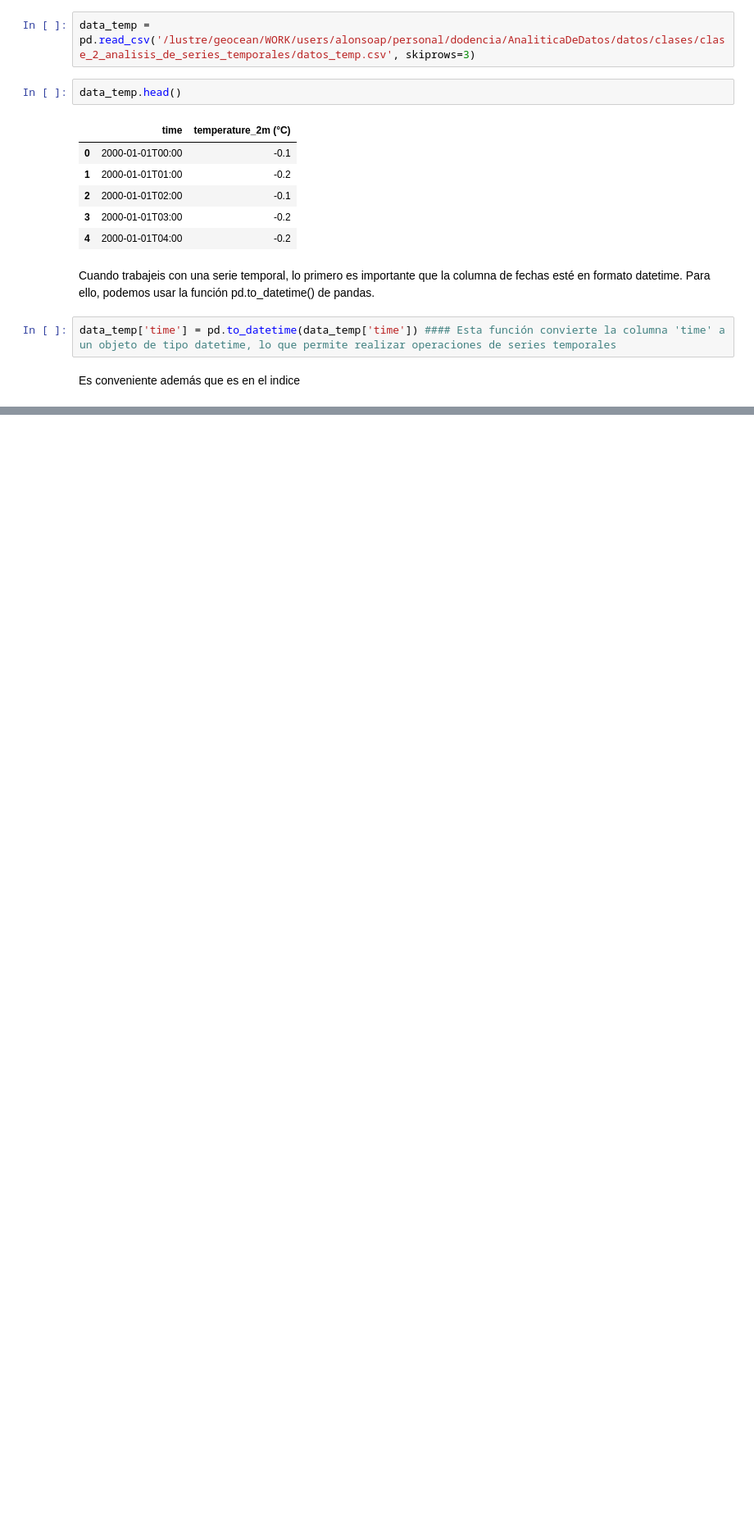
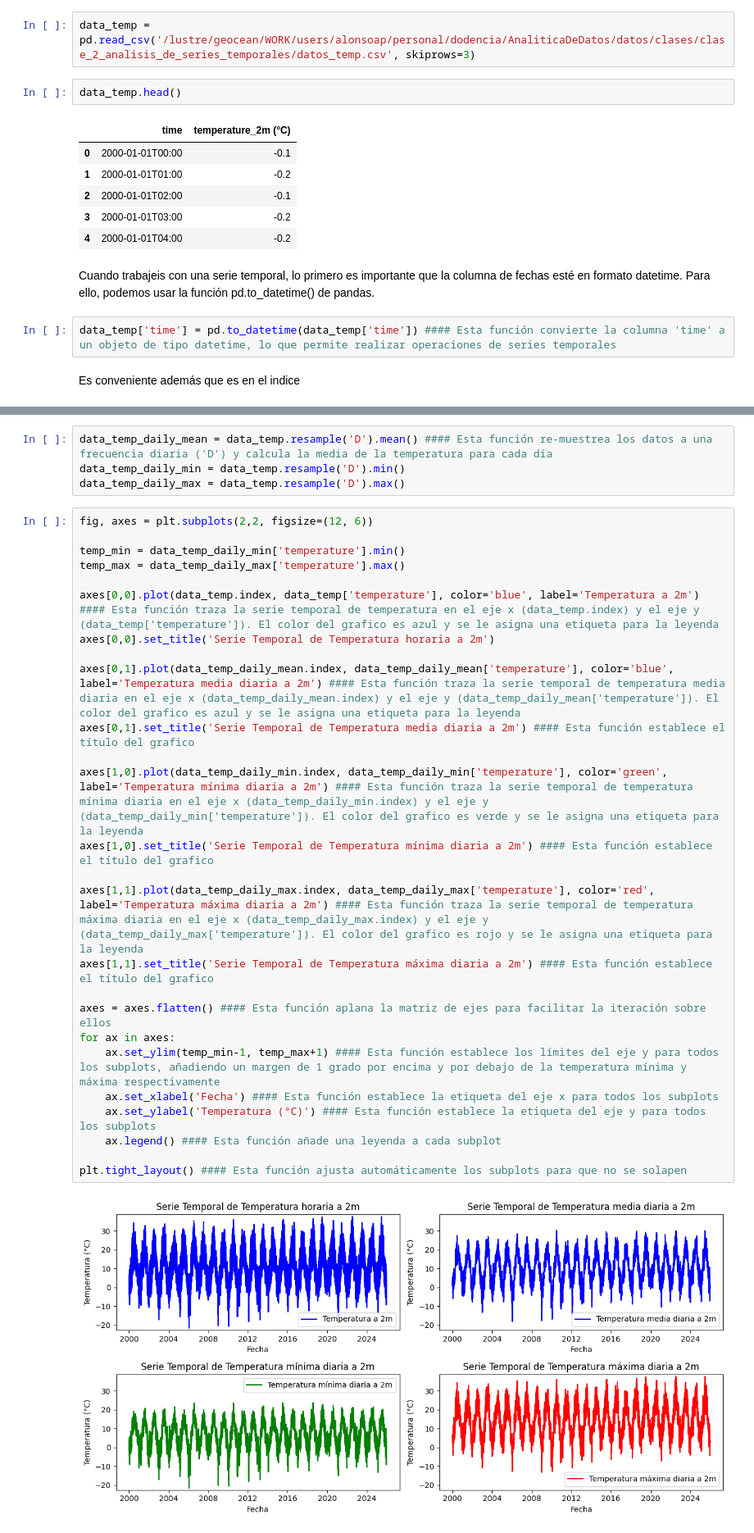
Before and after one commit to GeoOcean/AnaliticaDeDatos, a Jupyter notebook: notebooks/clase_2_analisis_de_series_temporales/clase_2-datos_temperatura.ipynb, the cells around one changed output, grey strips where cells are left out. Shown at 82% size. Cells and saved outputs as stored; diff of their text form; blank space fills up the shorter version.

```diff
--- a/notebooks/clase_2_analisis_de_series_temporales/clase_2-datos_temperatura.ipynb
+++ b/notebooks/clase_2_analisis_de_series_temporales/clase_2-datos_temperatura.ipynb
@@ -39,0 +56,32 @@ data_temp
+# %%
+data_temp_daily_mean = data_temp.resample('D').mean() #### Esta función re-muestrea los datos a una frecuencia diaria ('D') y calcula la media de la temperatura para cada día
+data_temp_daily_min = data_temp.resample('D').min()
+data_temp_daily_max = data_temp.resample('D').max()
+# %%
+fig, axes = plt.subplots(2,2, figsize=(12, 6))
+
+temp_min = data_temp_daily_min['temperature'].min()
+temp_max = data_temp_daily_max['temperature'].max()
+
+axes[0,0].plot(data_temp.index, data_temp['temperature'], color='blue', label='Temperatura a 2m') #### Esta función traza la serie temporal de temperatura en el eje x (data_temp.index) y el eje y (data_temp['temperature']). El color del grafico es azul y se le asigna una etiqueta para la leyenda
+axes[0,0].set_title('Serie Temporal de Temperatura horaria a 2m')
+
+axes[0,1].plot(data_temp_daily_mean.index, data_temp_daily_mean['temperature'], color='blue', label='Temperatura media diaria a 2m') #### Esta función traza la serie temporal de temperatura media diaria en el eje x (data_temp_daily_mean.index) y el eje y (data_temp_daily_mean['temperature']). El color del grafico es azul y se le asigna una etiqueta para la leyenda
+axes[0,1].set_title('Serie Temporal de Temperatura media diaria a 2m') #### Esta función establece el título del grafico
+
+axes[1,0].plot(data_temp_daily_min.index, data_temp_daily_min['temperature'], color='green', label='Temperatura mínima diaria a 2m') #### Esta función traza la serie temporal de temperatura mínima diaria en el eje x (data_temp_daily_min.index) y el eje y (data_temp_daily_min['temperature']). El color del grafico es verde y se le asigna una etiqueta para la leyenda
+axes[1,0].set_title('Serie Temporal de Temperatura mínima diaria a 2m') #### Esta función establece el título del grafico
+
+axes[1,1].plot(data_temp_daily_max.index, data_temp_daily_max['temperature'], color='red', label='Temperatura máxima diaria a 2m') #### Esta función traza la serie temporal de temperatura máxima diaria en el eje x (data_temp_daily_max.index) y el eje y (data_temp_daily_max['temperature']). El color del grafico es rojo y se le asigna una etiqueta para la leyenda
+axes[1,1].set_title('Serie Temporal de Temperatura máxima diaria a 2m') #### Esta función establece el título del grafico
+
+axes = axes.flatten() #### Esta función aplana la matriz de ejes para facilitar la iteración sobre ellos
+for ax in axes:
+    ax.set_ylim(temp_min-1, temp_max+1) #### Esta función establece los límites del eje y para todos los subplots, añadiendo un margen de 1 grado por encima y por debajo de la temperatura mínima y máxima respectivamente
+    ax.set_xlabel('Fecha') #### Esta función establece la etiqueta del eje x para todos los subplots
+    ax.set_ylabel('Temperatura (°C)') #### Esta función establece la etiqueta del eje y para todos los subplots
+    ax.legend() #### Esta función añade una leyenda a cada subplot
+
+plt.tight_layout() #### Esta función ajusta automáticamente los subplots para que no se solapen
+# %% [output]
+[figure, added]
```
Also changed, not shown: parts of 27 cells of this notebook.
